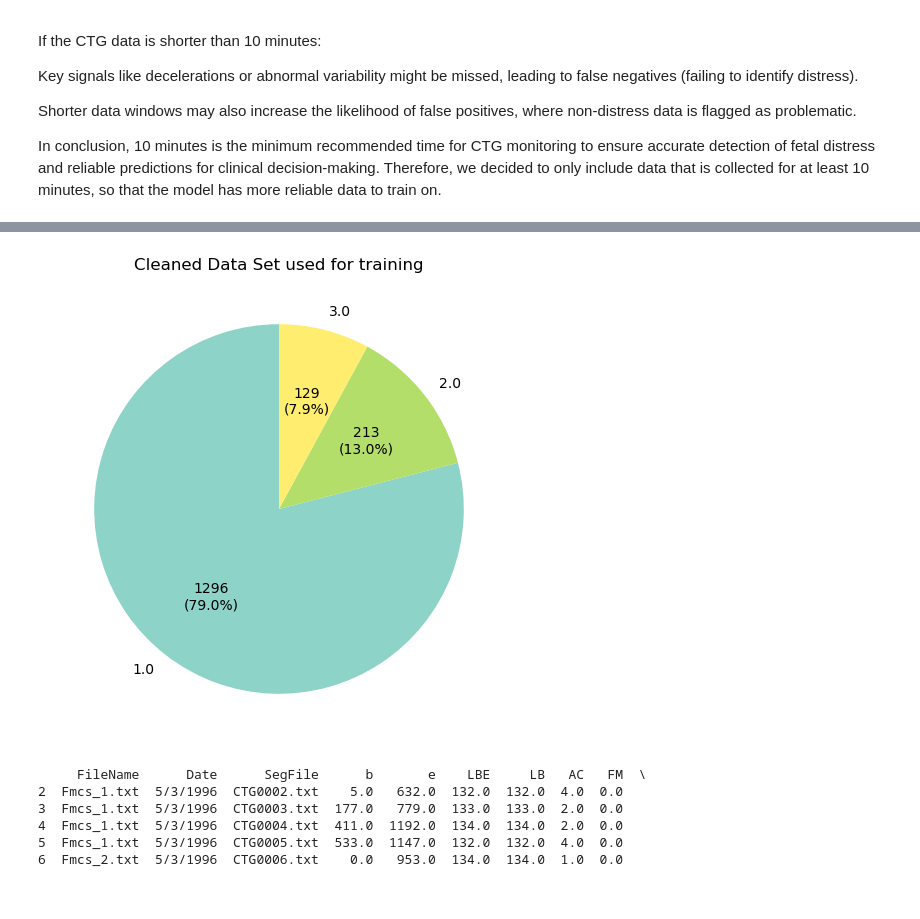
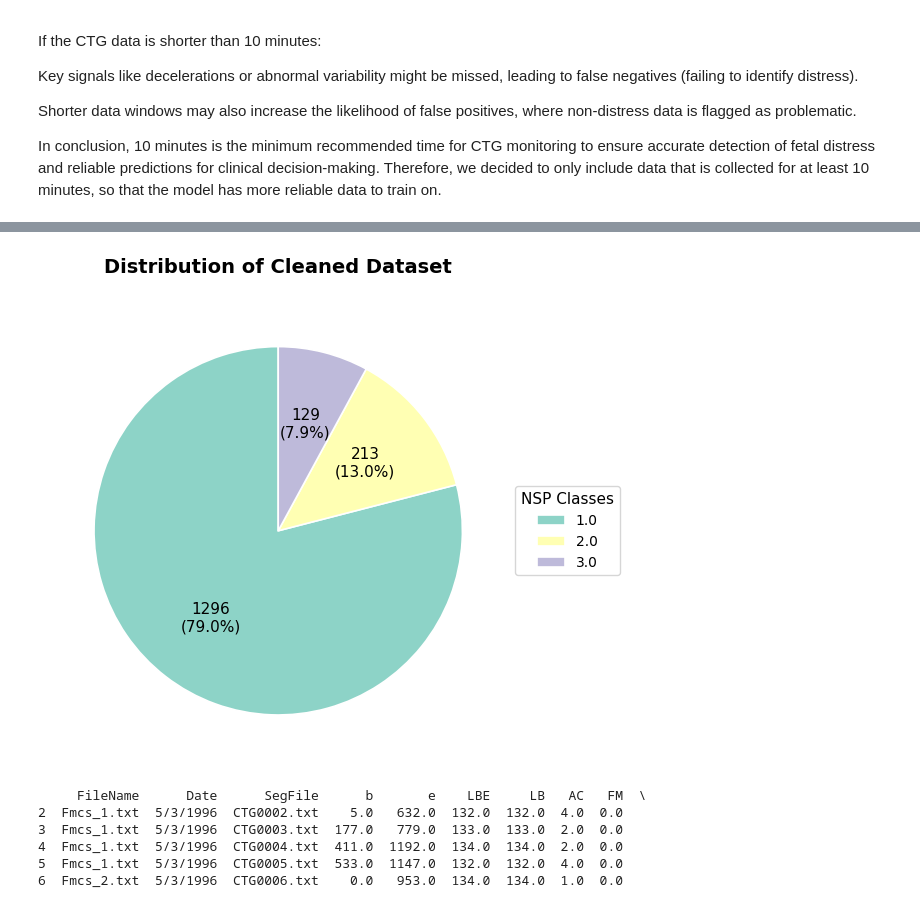
Before and after one commit to KIREETI001/MLDA-LIfeline-2025-JKZ-, a Jupyter notebook: Final_DataCleaning.ipynb, the cells around one changed output, grey strips where cells are left out. Drawn from its saved outputs; the diff is of its cells as text; code cells hidden in the pictures.

Commit message:
Update Final_DataCleaning.ipynb
Edited and Removed some stuff

```diff
--- a/Final_DataCleaning.ipynb
+++ b/Final_DataCleaning.ipynb
@@ -146,16 +151,36 @@ Name: count, dtype: int64
 # %%
 # Plot the pie chart for the cleaned dataset
 def func(pct, allvalues):
-    absolute = int(pct / 100.*sum(allvalues))
+    absolute = int(pct / 100. * sum(allvalues))
     return f"{absolute}\n({pct:.1f}%)"
 
 plt.figure(figsize=(6, 6))
-counts3.plot.pie(autopct=lambda pct: func(pct, counts3), startangle=90, cmap="Set3")
-plt.title("Cleaned Data Set used for training")
-plt.ylabel("")
+
+colors = plt.cm.Set3(range(len(counts3)))
+
+wedges, texts, autotexts = plt.pie(
+    counts3,
+    autopct=lambda pct: func(pct, counts3),
+    startangle=90,
+    colors=colors,
+    textprops={"fontsize": 11, "color": "black"},
+    wedgeprops={"edgecolor": "white", "linewidth": 1.2}
+)
+
+plt.legend(
+    counts3.index,
+    title="NSP Classes",
+    loc="center left",
+    bbox_to_anchor=(1, 0.5),
+    fontsize=10,
+    title_fontsize=11
+)
+
+plt.title("Distribution of Cleaned Dataset", fontsize=14, fontweight="bold", pad=20)
+plt.tight_layout()
 plt.show()
 # %% [output]
-[figure, old version]
+[figure, new version]
 # %%
 df['duration'] = df['e'] - df['b']
 df = df[df['duration'] > 600]
```
Also changed, not shown: parts of 8 cells of this notebook.
